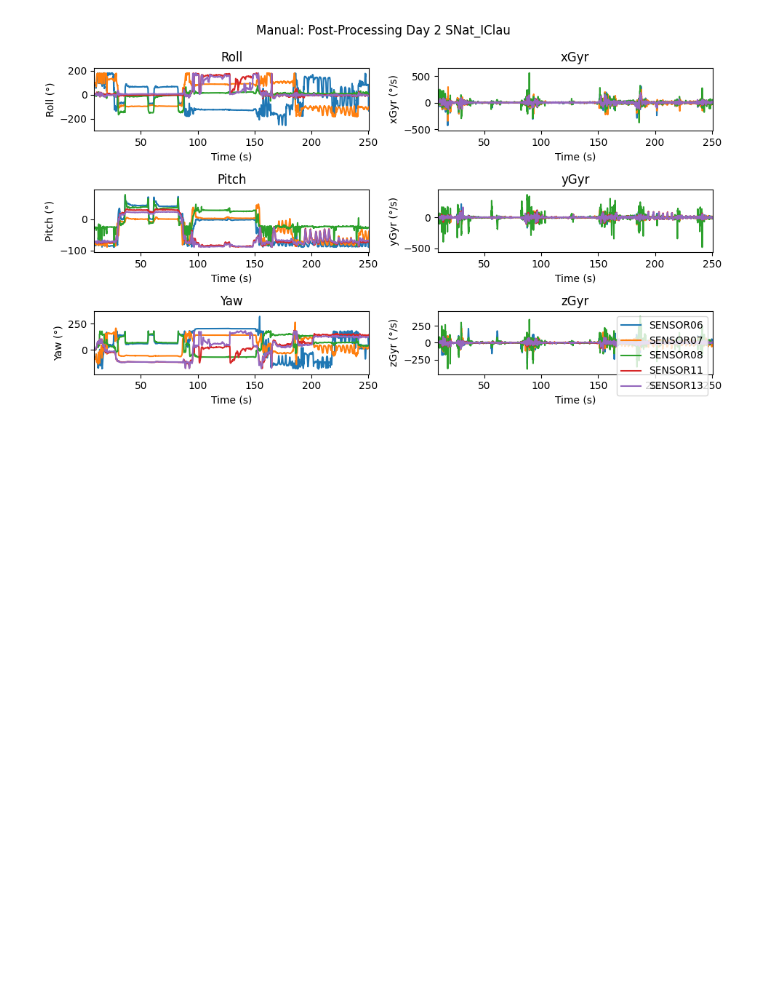
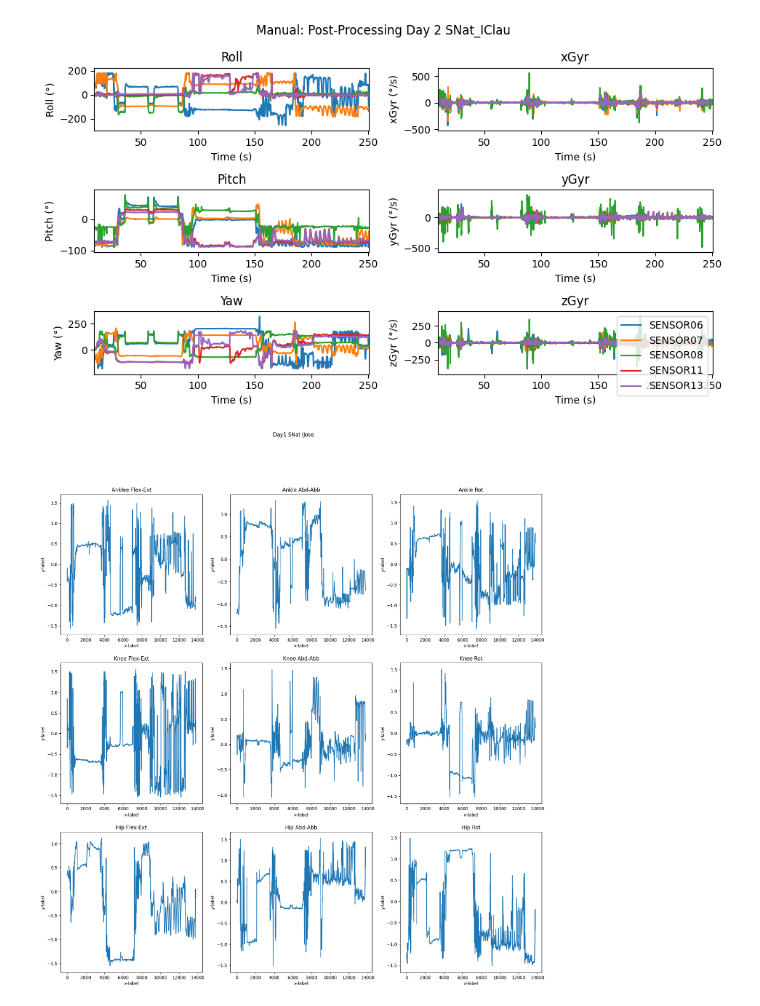
Before and after one commit to TEC-CIMB/SAM-Processing, a Jupyter notebook: Proyecto_SAM.ipynb, the cells around one changed output. Saved outputs shown, nothing was run; the diff lists cells and outputs as text; code cells hidden in the pictures; blank space fills up the shorter version.

```diff
--- a/Proyecto_SAM.ipynb
+++ b/Proyecto_SAM.ipynb
@@ -477,0 +506,29 @@ Plot_Data(dataManualD2_SNat_IClau, test, 'Manual: Post-Processing Day 2')
+# %%
+fig, axs = plt.subplots(3, 3)
+fig.suptitle('Day1 SNat IJose')
+axs[0, 0].plot(Ankle_D1_IJose_SNat.index, Ankle_D1_IJose_SNat["Fle_Ext"])
+axs[0, 0].set_title('Anklee Flex-Ext')
+axs[0, 1].plot(Ankle_D1_IJose_SNat.index, Ankle_D1_IJose_SNat["Abd_Abb"])
+axs[0, 1].set_title('Ankle Abd-Abb')
+axs[0, 2].plot(Ankle_D1_IJose_SNat.index, Ankle_D1_IJose_SNat["Rot"])
+axs[0, 2].set_title('Ankle Rot')
+axs[1, 0].plot(Ankle_D1_IJose_SNat.index, Knee_D1_IJose_SNat["Fle_Ext"])
+axs[1, 0].set_title('Knee Flex-Ext')
+axs[1, 1].plot(Ankle_D1_IJose_SNat.index, Knee_D1_IJose_SNat["Abd_Abb"])
+axs[1, 1].set_title('Knee Abd-Abb')
+axs[1, 2].plot(Ankle_D1_IJose_SNat.index, Knee_D1_IJose_SNat["Rot"])
+axs[1, 2].set_title('Knee Rot')
+axs[2, 0].plot(Ankle_D1_IJose_SNat.index, Hip_D1_IJose_SNat["Fle_Ext"])
+axs[2, 0].set_title('Hip Flex-Ext')
+axs[2, 1].plot(Ankle_D1_IJose_SNat.index, Hip_D1_IJose_SNat["Abd_Abb"])
+axs[2, 1].set_title('Hip Abd-Abb')
+axs[2, 2].plot(Ankle_D1_IJose_SNat.index, Hip_D1_IJose_SNat["Rot"])
+axs[2, 2].set_title('Hip Rot')
+
+for ax in axs.flat:
+    ax.set(xlabel='x-label', ylabel='y-label')
+
+fig.set_figwidth(20)
+fig.set_figheight(20)
+# %% [output]
+[figure, added]
```
Also changed, not shown: parts of 1 cell of this notebook.
